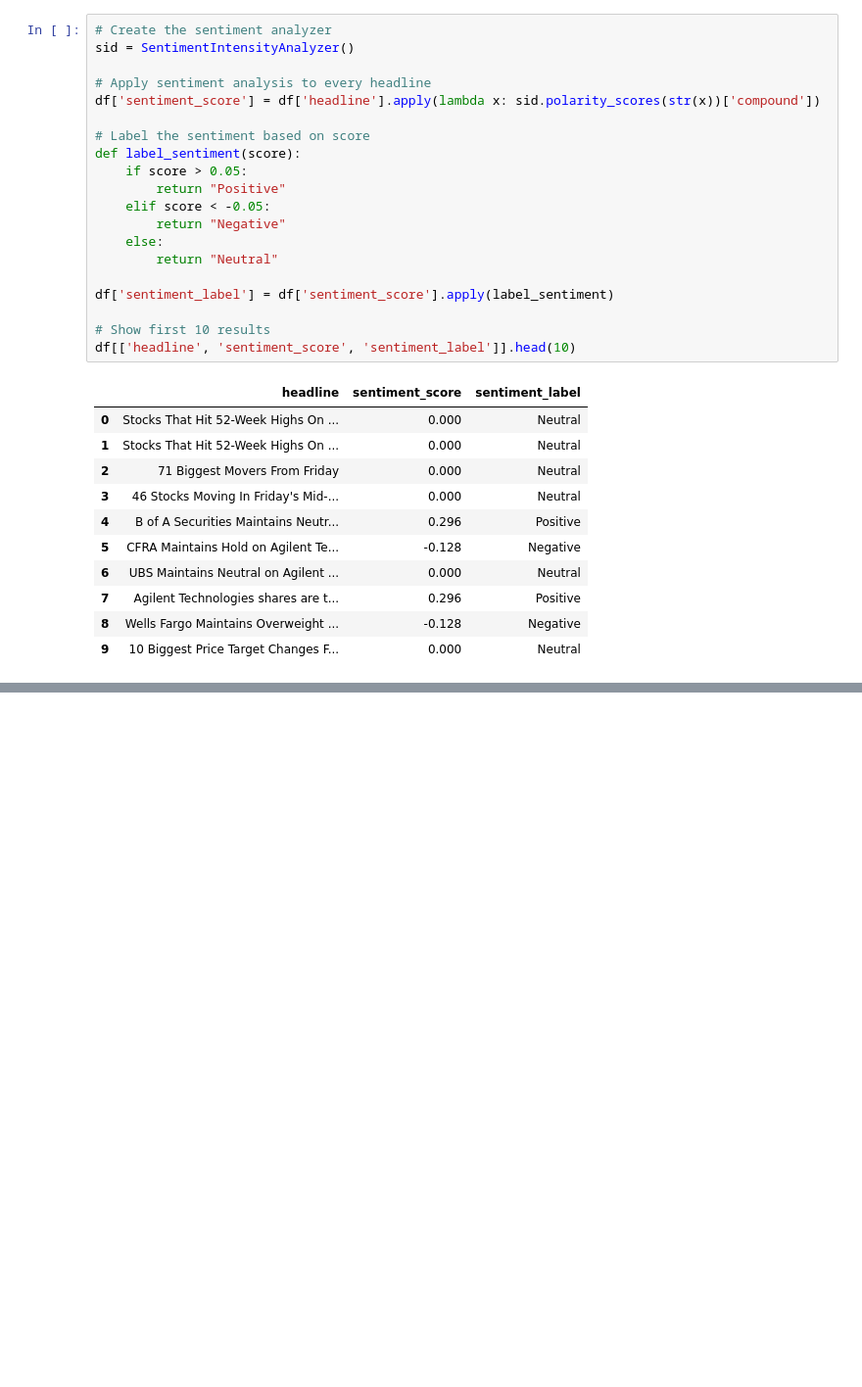
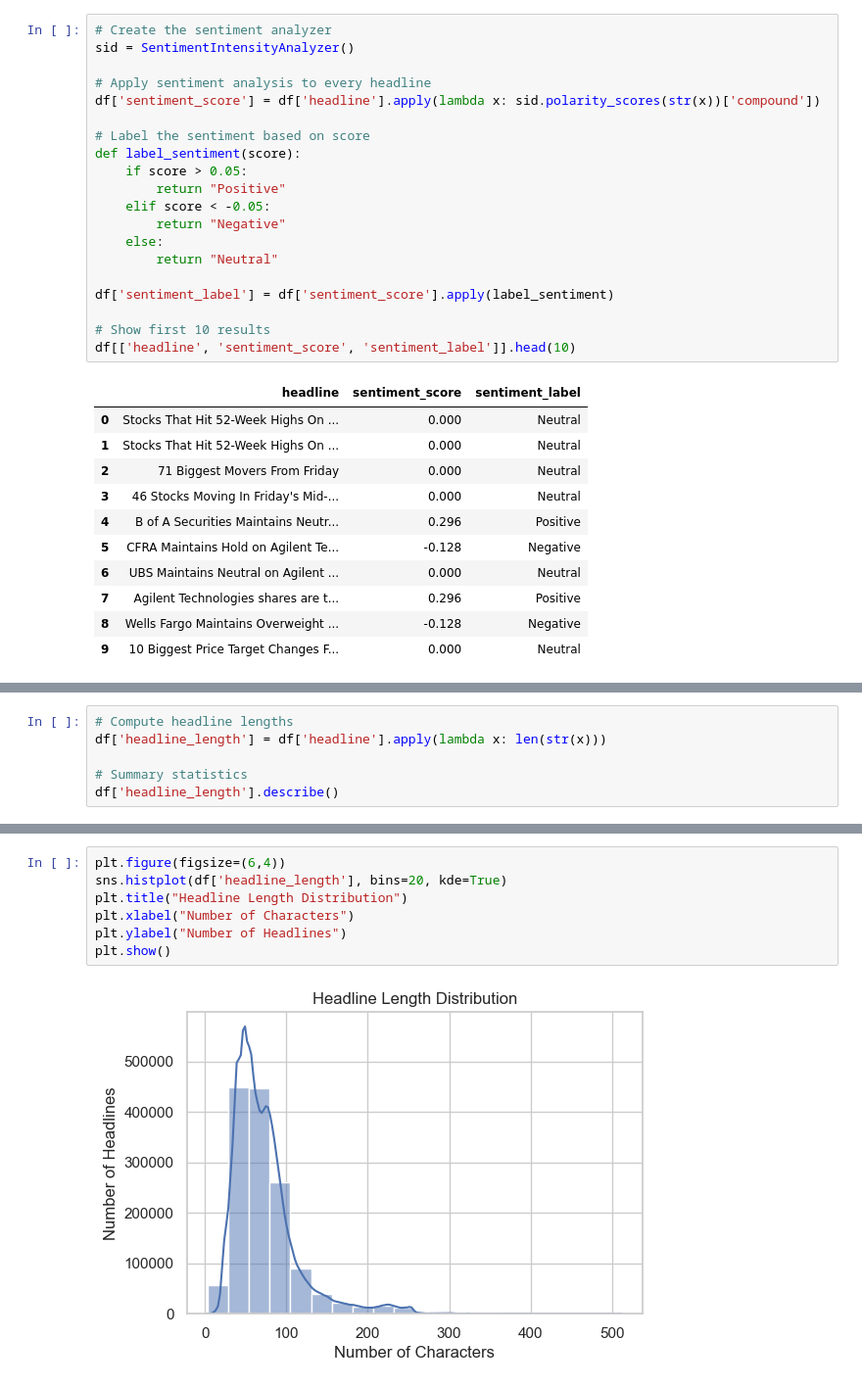
Before and after one commit to yosefmaregn2017-droid/ratings-sentiment-project, a Jupyter notebook: notebooks/EDA_and_Sentiment.ipynb, the cells around one changed output, grey strips where cells are left out. Shown at 98% size. Drawn from its saved outputs; the diff is of its cells as text; blank space fills up the shorter version.

```diff
--- a/notebooks/EDA_and_Sentiment.ipynb
+++ b/notebooks/EDA_and_Sentiment.ipynb
@@ -60,0 +90,6 @@ df[['headline', 'sentiment_score', 'sentiment_label']].head(10)
+# %%
+# Compute headline lengths
+df['headline_length'] = df['headline'].apply(lambda x: len(str(x)))
+
+# Summary statistics
+df['headline_length'].describe()
@@ -60,0 +106,9 @@ df[['headline', 'sentiment_score', 'sentiment_label']].head(10)
+# %%
+plt.figure(figsize=(6,4))
+sns.histplot(df['headline_length'], bins=20, kde=True)
+plt.title("Headline Length Distribution")
+plt.xlabel("Number of Characters")
+plt.ylabel("Number of Headlines")
+plt.show()
+# %% [output]
+[figure, added]
```
Also changed, not shown: parts of 8 cells of this notebook.
